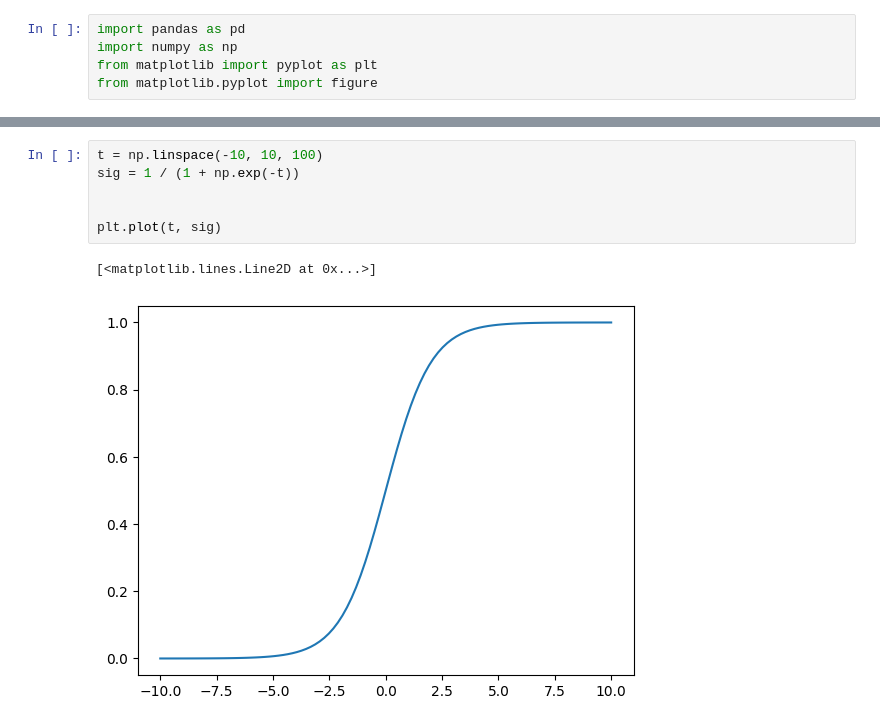
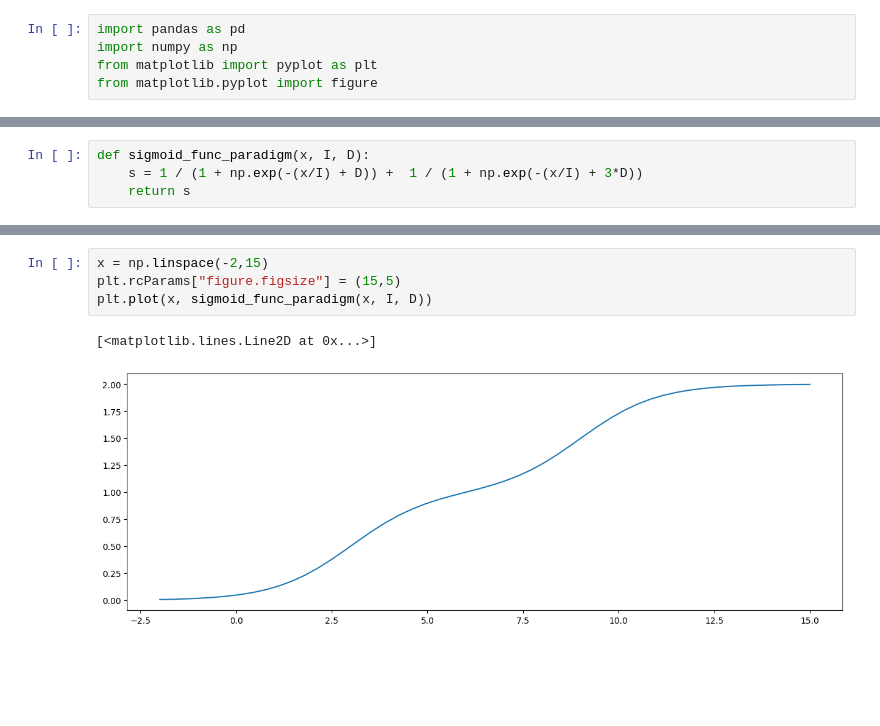
Before and after one commit to iRRe33-smk/exjobb, a Jupyter notebook: figures/sigmoid.ipynb, the cells around one changed output, grey strips where cells are left out. Saved outputs shown, nothing was run; the diff lists cells and outputs as text; blank space fills up the shorter version.

```diff
--- a/figures/sigmoid.ipynb
+++ b/figures/sigmoid.ipynb
@@ -9,2 +9,6 @@ def sigmoid_func(x, I, D):
     return s
+# %%
+def sigmoid_func_paradigm(x, I, D):
+    s = 1 / (1 + np.exp(-(x/I) + D)) +  1 / (1 + np.exp(-(x/I) + 3*D))
+    return s
 # %%
@@ -32,9 +23,7 @@ array([ 0.        ,  0.40816327,  0.81632653,  1.2244898 ,  1.63265306,
-# %%
-t = np.linspace(-10, 10, 100)
-sig = 1 / (1 + np.exp(-t))
-
-
-plt.plot(t, sig)
-# %% [output]
-[<matplotlib.lines.Line2D at 0x...>]
-[figure, removed]
+# %%
+x = np.linspace(-2,15)
+plt.rcParams["figure.figsize"] = (15,5)
+plt.plot(x, sigmoid_func_paradigm(x, I, D))
+# %% [output]
+[<matplotlib.lines.Line2D at 0x...>]
+[figure, added]
```
Also changed, not shown: parts of 3 cells of this notebook.
